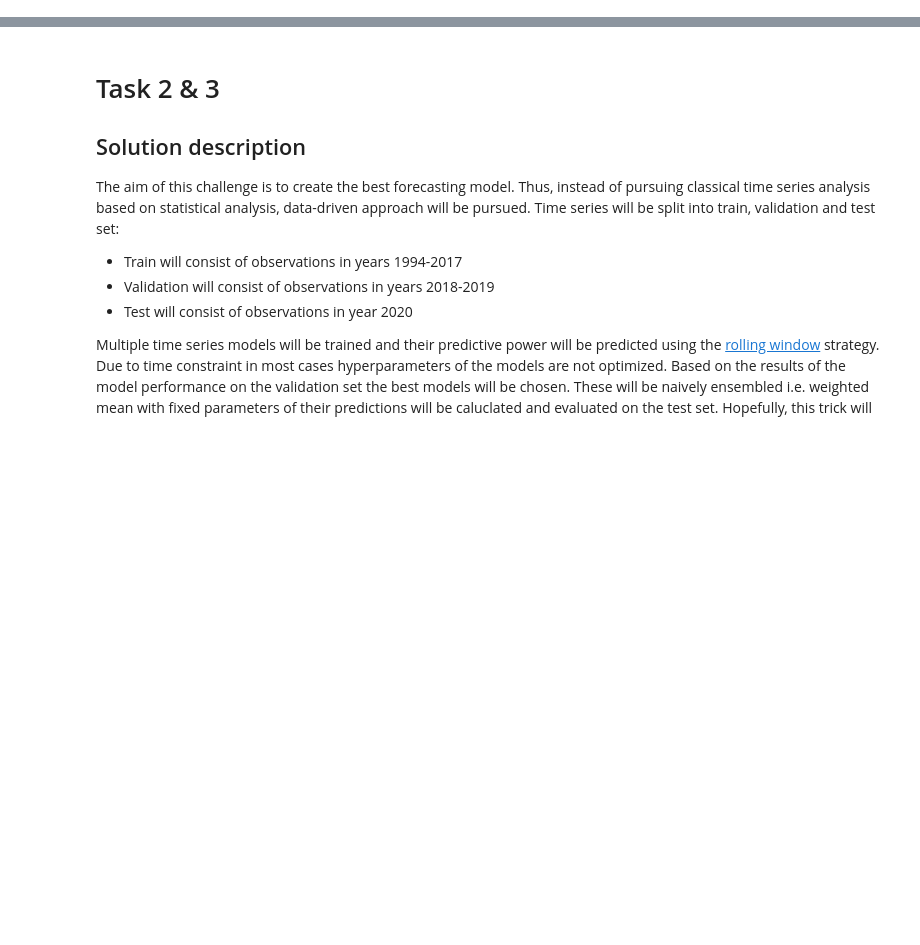
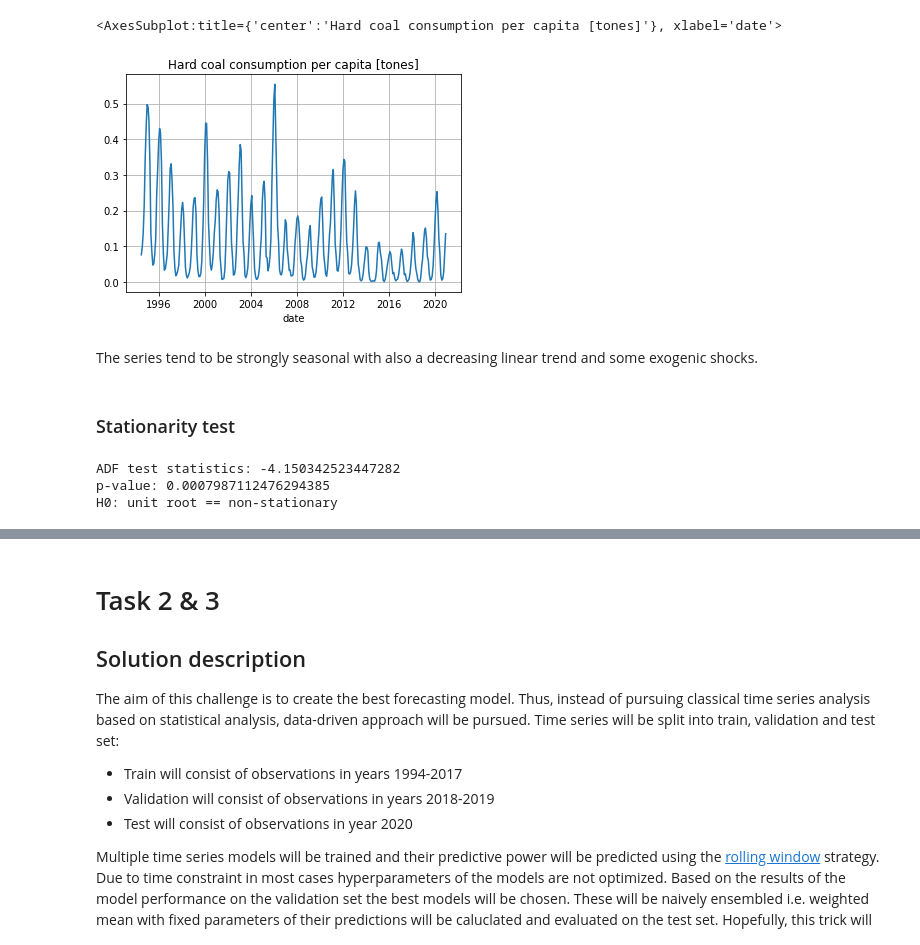
Before and after one commit to jcierocki/INGModellingContest, a Jupyter notebook: notebooks/models.ipynb, the cells around one changed output, grey strips where cells are left out. Cells and saved outputs as stored; diff of their text form; code cells hidden in the pictures; blank space fills up the shorter version.

```diff
--- a/notebooks/models.ipynb
+++ b/notebooks/models.ipynb
@@ -0,0 +14,5 @@
+# %%
+df = pd.read_csv("../data/raw_data.csv").rename(columns = {"DATE": "date", "Hard coal consumption per capita [tones]": "consumption"})
+df.date = pd.to_datetime(df.date).dt.date
+
+df
@@ -0,0 +33,18 @@
+# %%
+df.plot(x = "date", legend = False, title = "Hard coal consumption per capita [tones]", grid = True)
+# %% [output]
+<AxesSubplot:title={'center':'Hard coal consumption per capita [tones]'}, xlabel='date'>
+[figure, added]
+# %% [markdown]
+The series tend to be strongly seasonal with also a decreasing linear trend and some exogenic shocks.
+# %% [markdown]
+### Stationarity test
+# %%
+stat, pval, _, _, _, _ = adfuller(df.consumption, maxlag=12)
+print("ADF test statistics: " + str(stat))
+print("p-value: " + str(pval))
+print("H0: unit root == non-stationary")
+# %% [output]
+ADF test statistics: -4.150342523447282
+p-value: 0.0007987112476294385
+H0: unit root == non-stationary
```
Also changed, not shown: parts of 46 cells of this notebook, 1 other file.
